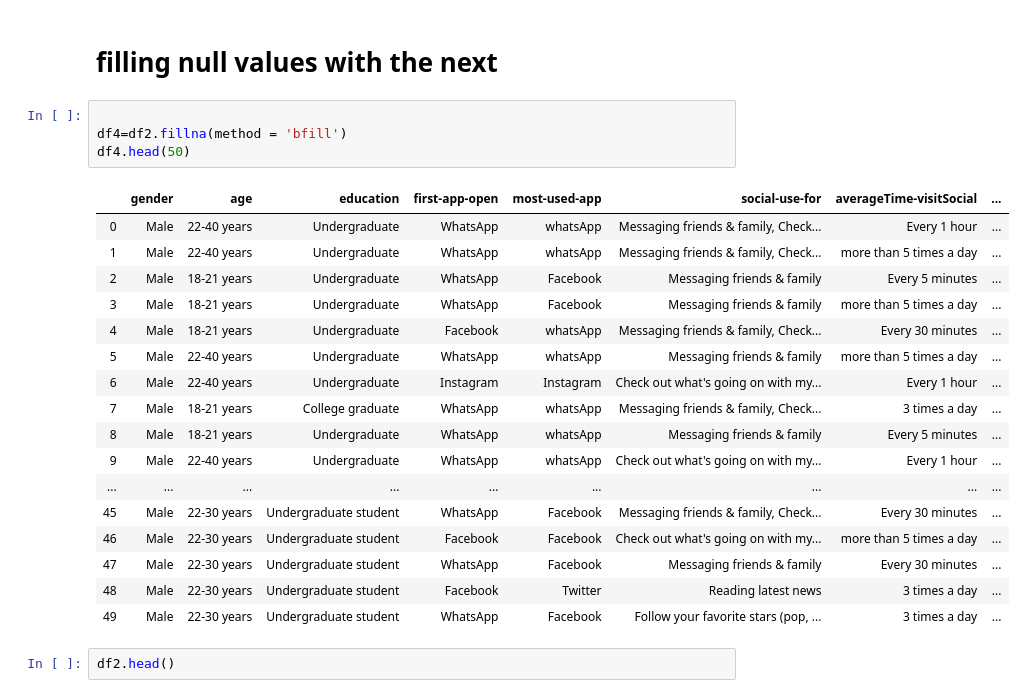
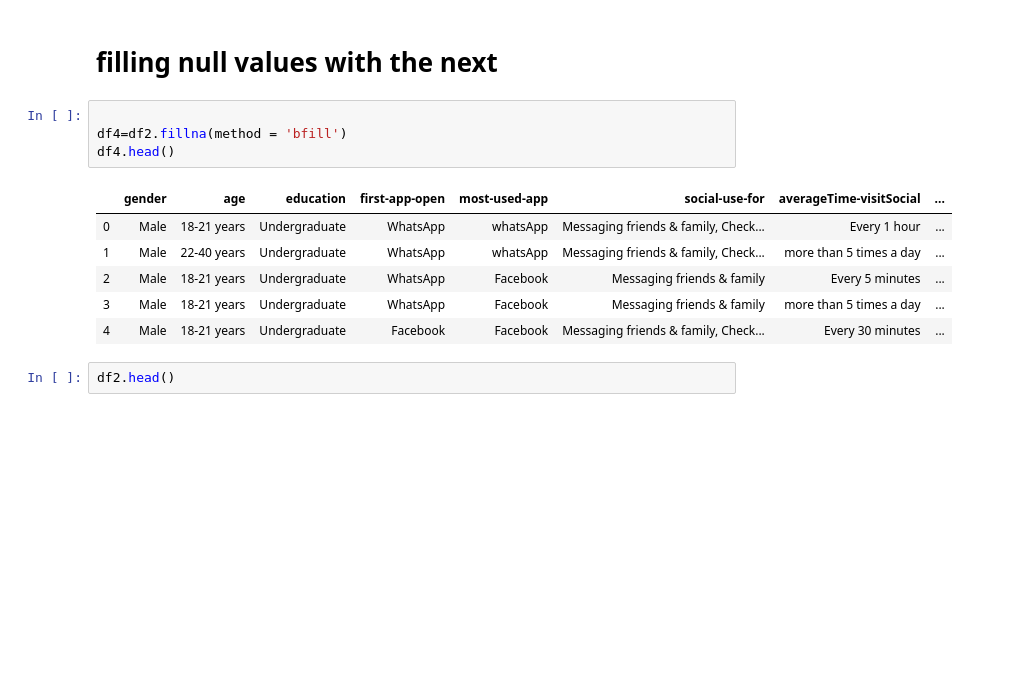
Before and after one commit to KausarAli705/Analysis-On-SocialMedia-Usage, a Jupyter notebook: Social media Analysis.ipynb, the cells around one changed output. Cells and saved outputs as stored; diff of their text form; blank space fills up the shorter version.

```diff
--- a/Social media Analysis.ipynb
+++ b/Social media Analysis.ipynb
@@ -324,25 +302,14 @@ df3.head(50)
 # %%
 
 df4=df2.fillna(method = 'bfill')
-df4.head(50)
+df4.head()
 # %% [output]
 |  | gender | age | education | first-app-open | most-used-app | social-use-for | averageTime-visitSocial | ... |
-| 0 | Male | 22-40 years | Undergraduate | WhatsApp | whatsApp | Messaging friends & family, Check... | Every 1 hour | ... |
+| 0 | Male | 18-21 years | Undergraduate | WhatsApp | whatsApp | Messaging friends & family, Check... | Every 1 hour | ... |
 | 1 | Male | 22-40 years | Undergraduate | WhatsApp | whatsApp | Messaging friends & family, Check... | more than 5 times a day | ... |
 | 2 | Male | 18-21 years | Undergraduate | WhatsApp | Facebook | Messaging friends & family | Every 5 minutes | ... |
 | 3 | Male | 18-21 years | Undergraduate | WhatsApp | Facebook | Messaging friends & family | more than 5 times a day | ... |
-| 4 | Male | 18-21 years | Undergraduate | Facebook | whatsApp | Messaging friends & family, Check... | Every 30 minutes | ... |
-| 5 | Male | 22-40 years | Undergraduate | WhatsApp | whatsApp | Messaging friends & family | more than 5 times a day | ... |
-| 6 | Male | 22-40 years | Undergraduate | Instagram | Instagram | Check out what's going on with my... | Every 1 hour | ... |
-| 7 | Male | 18-21 years | College graduate | WhatsApp | whatsApp | Messaging friends & family, Check... | 3 times a day | ... |
-| 8 | Male | 18-21 years | Undergraduate | WhatsApp | whatsApp | Messaging friends & family | Every 5 minutes | ... |
-| 9 | Male | 22-40 years | Undergraduate | WhatsApp | whatsApp | Check out what's going on with my... | Every 1 hour | ... |
-| ... | ... | ... | ... | ... | ... | ... | ... | ... |
-| 45 | Male | 22-30 years | Undergraduate student | WhatsApp | Facebook | Messaging friends & family, Check... | Every 30 minutes | ... |
-| 46 | Male | 22-30 years | Undergraduate student | Facebook | Facebook | Check out what's going on with my... | more than 5 times a day | ... |
-| 47 | Male | 22-30 years | Undergraduate student | WhatsApp | Facebook | Messaging friends & family | Every 30 minutes | ... |
-| 48 | Male | 22-30 years | Undergraduate student | Facebook | Twitter | Reading latest news | 3 times a day | ... |
-| 49 | Male | 22-30 years | Undergraduate student | WhatsApp | Facebook | Follow your favorite stars (pop, ... | 3 times a day | ... |
+| 4 | Male | 18-21 years | Undergraduate | Facebook | Facebook | Messaging friends & family, Check... | Every 30 minutes | ... |
 # %%
 df2.head()
 # %% [output]
```
Also changed, not shown: parts of 3 cells of this notebook.
